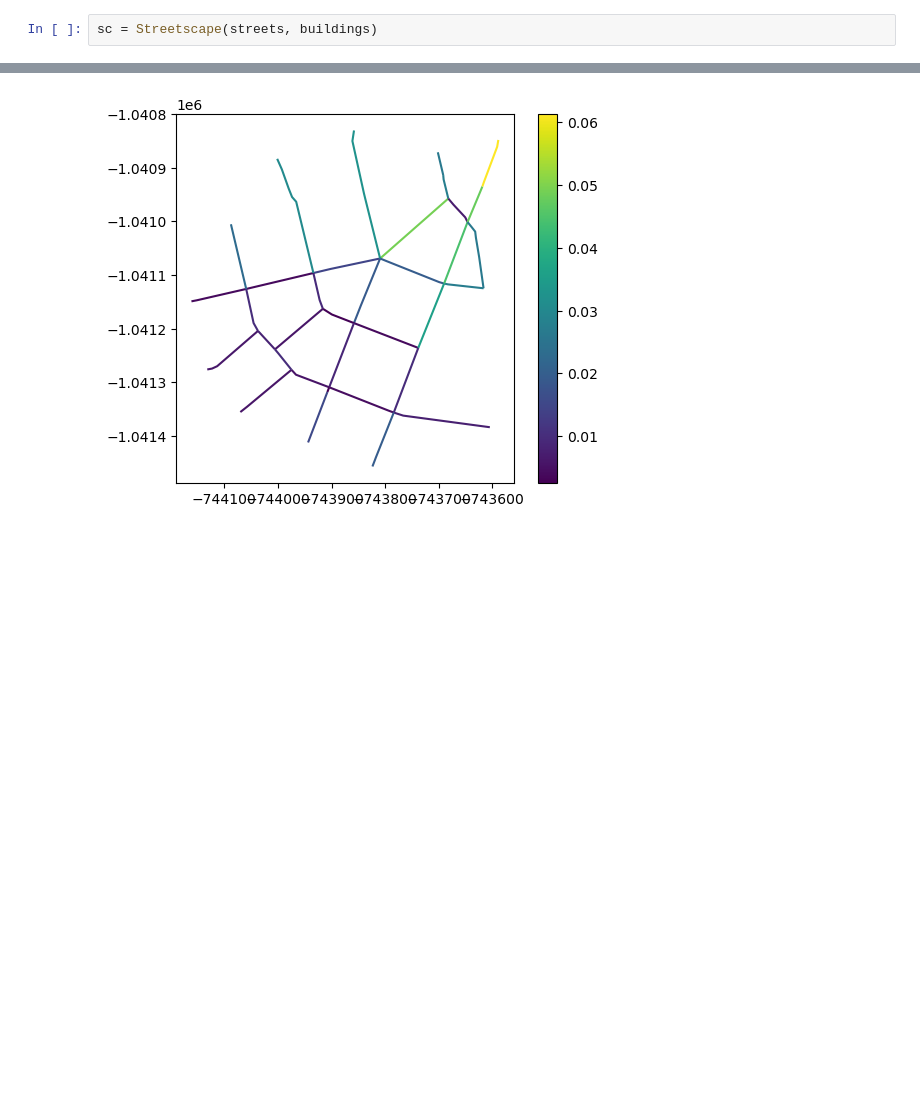
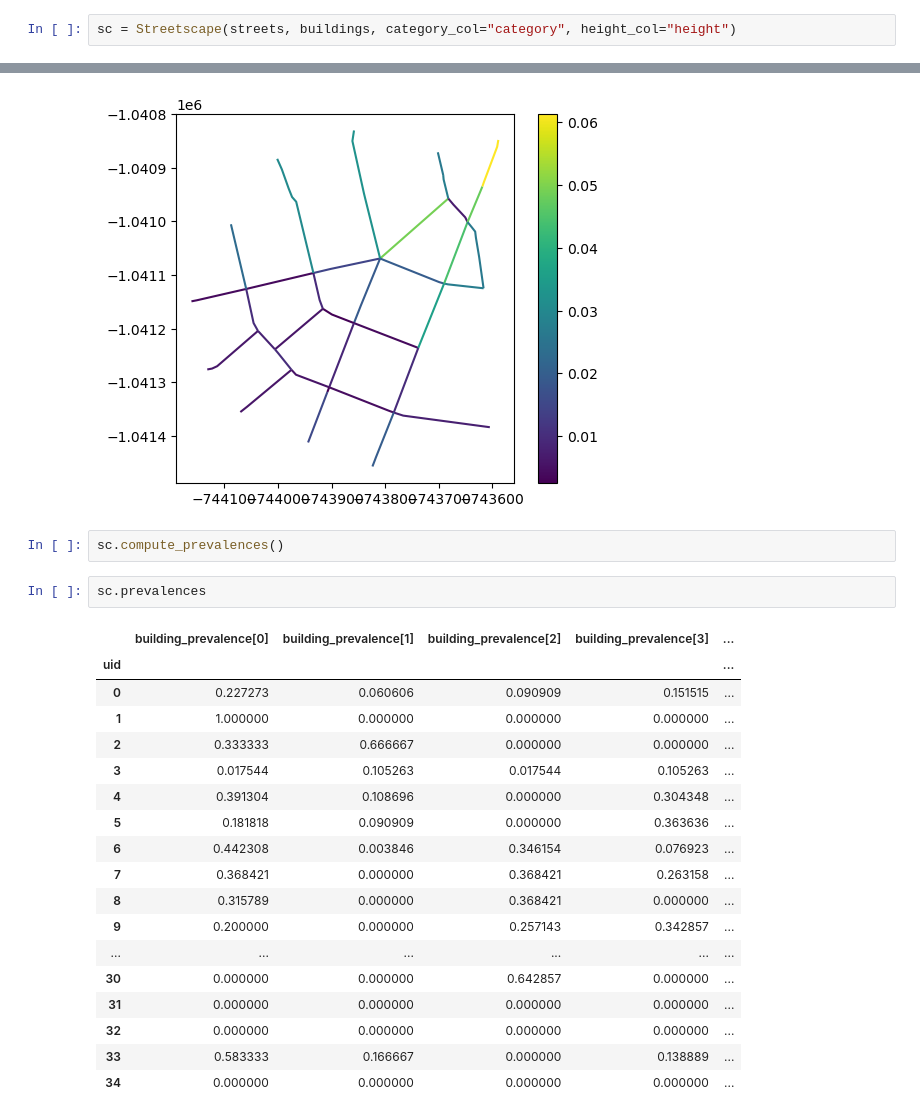
Before and after one commit to uscuni/streetscape, a Jupyter notebook: example.ipynb, the cells around one changed output, grey strips where cells are left out. Saved outputs shown, nothing was run; the diff lists cells and outputs as text; blank space fills up the shorter version.

```diff
--- a/example.ipynb
+++ b/example.ipynb
@@ -28,5 +31,5 @@ buildings.plot(ax=ax)
 # %%
-sc = Streetscape(streets, buildings)
+sc = Streetscape(streets, buildings, category_col="category", height_col="height")
 # %%
 sc.compute_sightline_indicators()
 # %%
@@ -127,3 +138,26 @@ sc.streets.plot(slope.slope_percent.values, legend=True)
 # %% [output]
 <Axes: >
 [figure]
+# %%
+sc.compute_prevalences()
+# %%
+sc.prevalences
+# %% [output]
+|  | building_prevalence[0] | building_prevalence[1] | building_prevalence[2] | building_prevalence[3] | ... |
+| uid |  |  |  |  | ... |
+| 0 | 0.227273 | 0.060606 | 0.090909 | 0.151515 | ... |
+| 1 | 1.000000 | 0.000000 | 0.000000 | 0.000000 | ... |
+| 2 | 0.333333 | 0.666667 | 0.000000 | 0.000000 | ... |
+| 3 | 0.017544 | 0.105263 | 0.017544 | 0.105263 | ... |
+| 4 | 0.391304 | 0.108696 | 0.000000 | 0.304348 | ... |
+| 5 | 0.181818 | 0.090909 | 0.000000 | 0.363636 | ... |
+| 6 | 0.442308 | 0.003846 | 0.346154 | 0.076923 | ... |
+| 7 | 0.368421 | 0.000000 | 0.368421 | 0.263158 | ... |
+| 8 | 0.315789 | 0.000000 | 0.368421 | 0.000000 | ... |
+| 9 | 0.200000 | 0.000000 | 0.257143 | 0.342857 | ... |
+| ... | ... | ... | ... | ... | ... |
+| 30 | 0.000000 | 0.000000 | 0.642857 | 0.000000 | ... |
+| 31 | 0.000000 | 0.000000 | 0.000000 | 0.000000 | ... |
+| 32 | 0.000000 | 0.000000 | 0.000000 | 0.000000 | ... |
+| 33 | 0.583333 | 0.166667 | 0.000000 | 0.138889 | ... |
+| 34 | 0.000000 | 0.000000 | 0.000000 | 0.000000 | ... |
```
Also changed, not shown: parts of 4 cells of this notebook, 1 other file.
